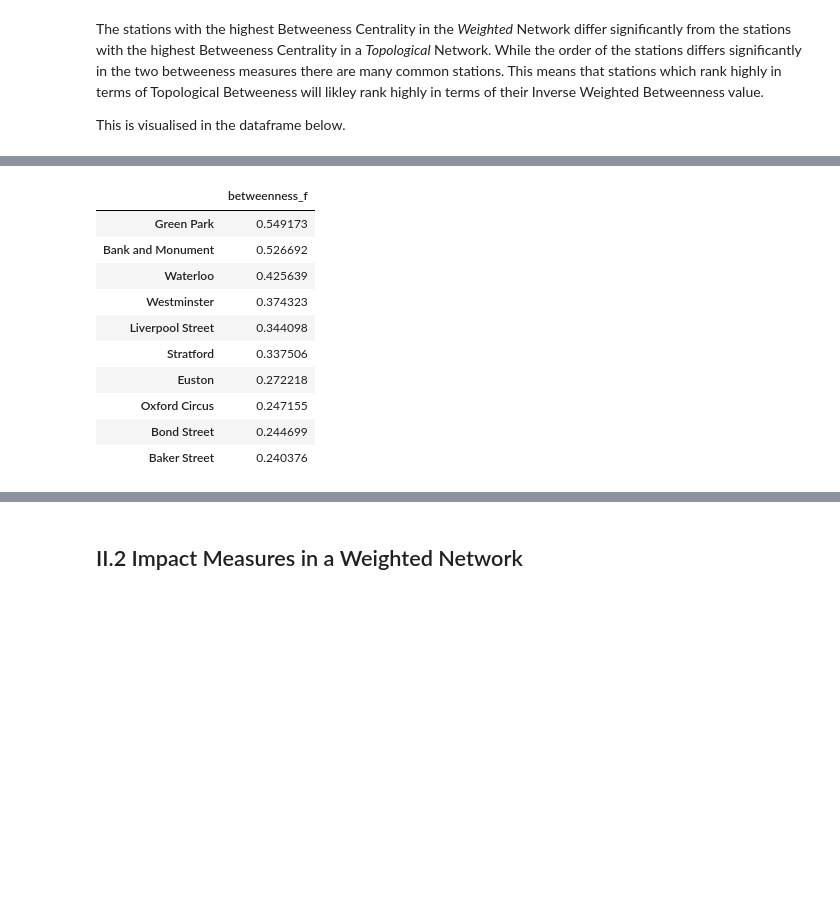
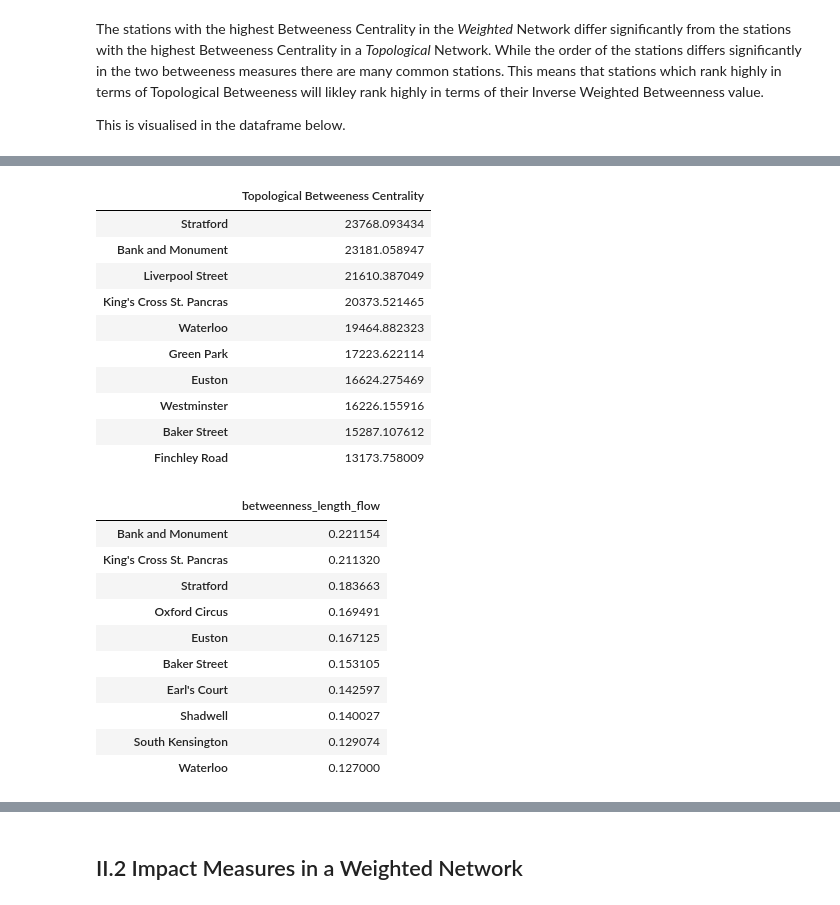
Before and after one commit to NikhilSDesai/UrbanSimulation, a Jupyter notebook: Final_Assessment.ipynb, the cells around one changed output, grey strips where cells are left out. Drawn from its saved outputs; the diff is of its cells as text; code cells hidden in the pictures; blank space fills up the shorter version.

```diff
--- a/Final_Assessment.ipynb
+++ b/Final_Assessment.ipynb
@@ -1463,16 +1461,0 @@ list(G_weighted.nodes(data=True))[0]
-# %%
-# compute
-bet_london_w = nx.betweenness_centrality(G2, weight='inv_flows', normalized=True)
-
-# set attributes
-nx.set_node_attributes(G, bet_london_w, 'betweenness_f')
-
-df = pd.DataFrame(index=G2.nodes())
-df['betweenness_f'] = pd.Series(nx.get_node_attributes(G, 'betweenness_f'))
-
-df_sorted = df.sort_values(["betweenness_f"], ascending=False)
-
-# save
-flow_betweenness_top_ten = df_sorted.head(15)
-
-flow_betweenness_top_ten
@@ -1496,7 +1461,0 @@ flow_betweenness_top_ten
-# %%
-# print weighted betweeness
-df_weighted_betweeness = pd.DataFrame.from_dict(
-    weighted_betweeness, columns=["Inverse Weighted Betweenness"], orient="index")
-df_weighted_betweeness = df_weighted_betweeness.sort_values(
-    ["Inverse Weighted Betweenness"], ascending=False)
-df_weighted_betweeness[0:10]
@@ -1538,8 +1464,6 @@ The stations with the highest Betweeness Centrality in the *Weighted* Network di
 
 This is visualised in the dataframe below.
 # %%
-from IPython.display import display_html
-
 def display_side_by_side(*args):
     html_str = ''
     for df in args:
@@ -1547,5 +1471,5 @@ def display_side_by_side(*args):
     display_html(html_str.replace('table','table style="display:inline;padding-right:20px;"'), raw=True)
 
 # first 10 rows side x side
-display_side_by_side(df_weighted_betweeness.head(10), df_sorted.head(10))
+display_side_by_side(df_weighted_betweeness.head(10), df_topological_betweeness.head(10), df_weighted_betweenness_length.head(10))
 # %% [output]
@@ -1563,11 +1487,22 @@ display_side_by_side(df_weighted_betweeness.head(10), df_sorted.head(10))
-|  | betweenness_f |
-| Green Park | 0.549173 |
-| Bank and Monument | 0.526692 |
-| Waterloo | 0.425639 |
-| Westminster | 0.374323 |
-| Liverpool Street | 0.344098 |
-| Stratford | 0.337506 |
-| Euston | 0.272218 |
-| Oxford Circus | 0.247155 |
-| Bond Street | 0.244699 |
-| Baker Street | 0.240376 |
+|  | Topological Betweeness Centrality |
+| Stratford | 23768.093434 |
+| Bank and Monument | 23181.058947 |
+| Liverpool Street | 21610.387049 |
+| King's Cross St. Pancras | 20373.521465 |
+| Waterloo | 19464.882323 |
+| Green Park | 17223.622114 |
+| Euston | 16624.275469 |
+| Westminster | 16226.155916 |
+| Baker Street | 15287.107612 |
+| Finchley Road | 13173.758009 |
+|  | betweenness_length_flow |
+| Bank and Monument | 0.221154 |
+| King's Cross St. Pancras | 0.211320 |
+| Stratford | 0.183663 |
+| Oxford Circus | 0.169491 |
+| Euston | 0.167125 |
+| Baker Street | 0.153105 |
+| Earl's Court | 0.142597 |
+| Shadwell | 0.140027 |
+| South Kensington | 0.129074 |
+| Waterloo | 0.127000 |
```
Also changed, not shown: parts of 37 cells of this notebook, 2 other files.
